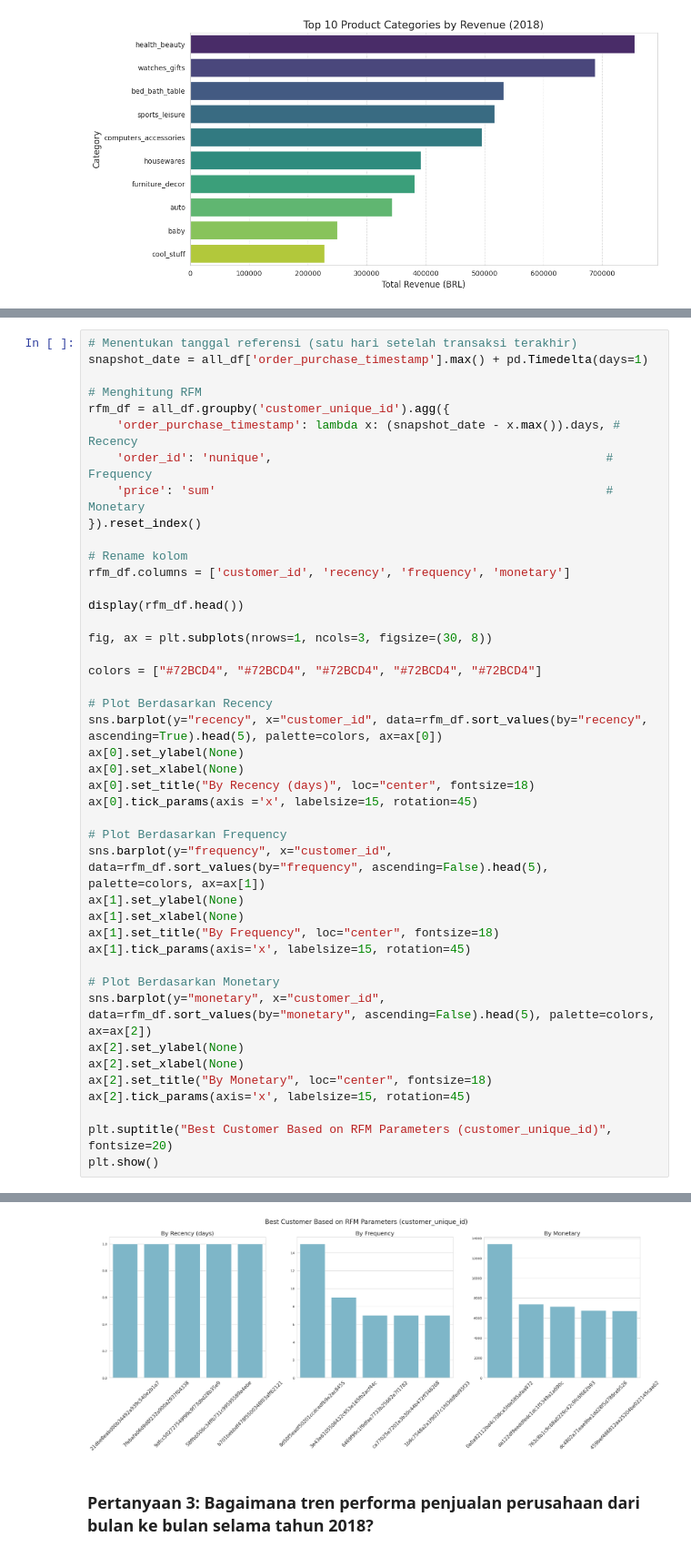
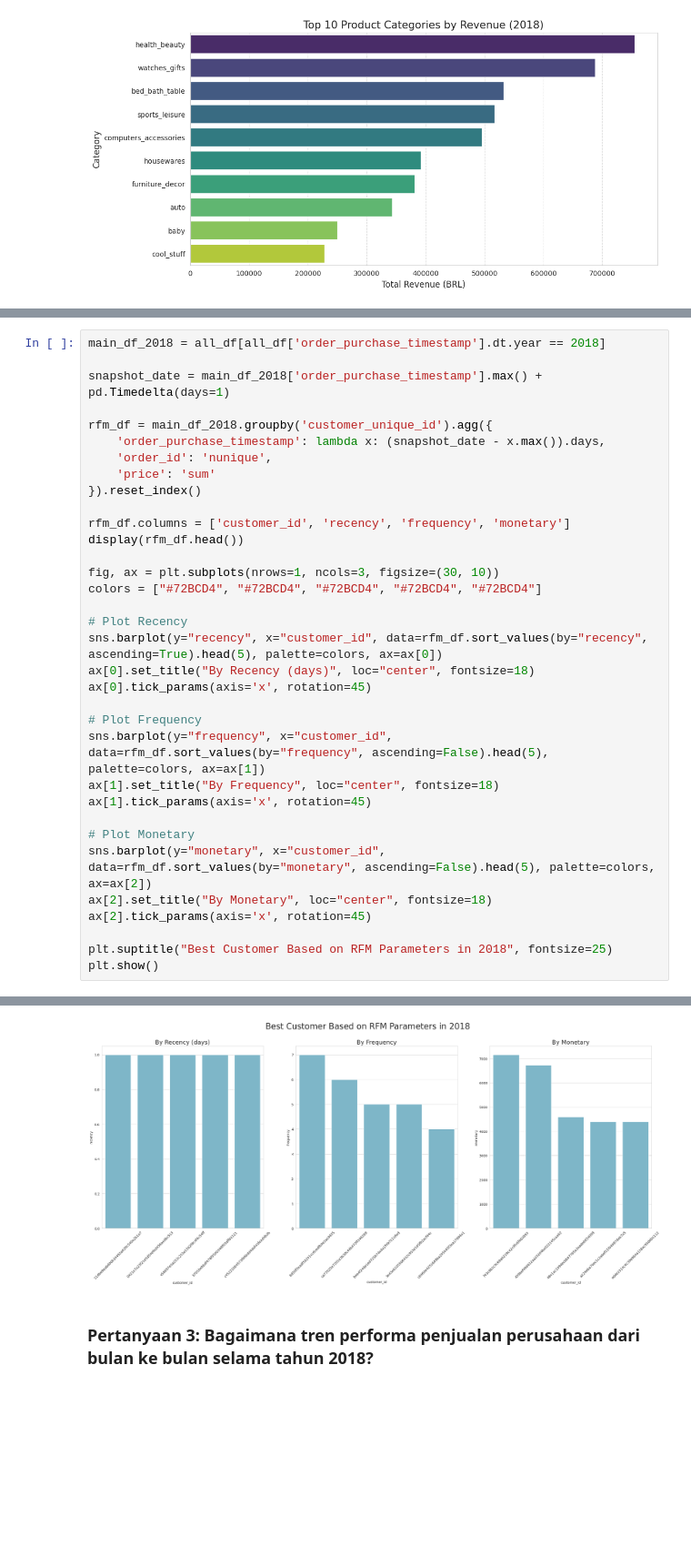
Before and after one commit to faniatantya-gif/ecommerce-data-analysis, a Jupyter notebook: notebook.ipynb, the cells around one changed output, grey strips where cells are left out. Shown at 91% size. Saved outputs shown, nothing was run; the diff lists cells and outputs as text; blank space fills up the shorter version.

```diff
--- a/notebook.ipynb
+++ b/notebook.ipynb
@@ -776,45 +1003,36 @@ Passing `palette` without assigning `hue` is deprecated and will be removed in v
 # %%
-# Menentukan tanggal referensi (satu hari setelah transaksi terakhir)
-snapshot_date = all_df['order_purchase_timestamp'].max() + pd.Timedelta(days=1)
+main_df_2018 = all_df[all_df['order_purchase_timestamp'].dt.year == 2018]
 
-# Menghitung RFM
-rfm_df = all_df.groupby('customer_unique_id').agg({
-    'order_purchase_timestamp': lambda x: (snapshot_date - x.max()).days, # Recency
-    'order_id': 'nunique',                                               # Frequency
-    'price': 'sum'                                                       # Monetary
+snapshot_date = main_df_2018['order_purchase_timestamp'].max() + pd.Timedelta(days=1)
+
+rfm_df = main_df_2018.groupby('customer_unique_id').agg({
+    'order_purchase_timestamp': lambda x: (snapshot_date - x.max()).days,
+    'order_id': 'nunique',
+    'price': 'sum'
 }).reset_index()
 
-# Rename kolom
 rfm_df.columns = ['customer_id', 'recency', 'frequency', 'monetary']
-
 display(rfm_df.head())
 
-fig, ax = plt.subplots(nrows=1, ncols=3, figsize=(30, 8))
-
+fig, ax = plt.subplots(nrows=1, ncols=3, figsize=(30, 10))
 colors = ["#72BCD4", "#72BCD4", "#72BCD4", "#72BCD4", "#72BCD4"]
 
-# Plot Berdasarkan Recency
+# Plot Recency
 sns.barplot(y="recency", x="customer_id", data=rfm_df.sort_values(by="recency", ascending=True).head(5), palette=colors, ax=ax[0])
-ax[0].set_ylabel(None)
-ax[0].set_xlabel(None)
 ax[0].set_title("By Recency (days)", loc="center", fontsize=18)
-ax[0].tick_params(axis ='x', labelsize=15, rotation=45)
+ax[0].tick_params(axis='x', rotation=45)
 
-# Plot Berdasarkan Frequency
+# Plot Frequency
 sns.barplot(y="frequency", x="customer_id", data=rfm_df.sort_values(by="frequency", ascending=False).head(5), palette=colors, ax=ax[1])
-ax[1].set_ylabel(None)
-ax[1].set_xlabel(None)
 ax[1].set_title("By Frequency", loc="center", fontsize=18)
-ax[1].tick_params(axis='x', labelsize=15, rotation=45)
+ax[1].tick_params(axis='x', rotation=45)
 
-# Plot Berdasarkan Monetary
+# Plot Monetary
 sns.barplot(y="monetary", x="customer_id", data=rfm_df.sort_values(by="monetary", ascending=False).head(5), palette=colors, ax=ax[2])
-ax[2].set_ylabel(None)
-ax[2].set_xlabel(None)
 ax[2].set_title("By Monetary", loc="center", fontsize=18)
-ax[2].tick_params(axis='x', labelsize=15, rotation=45)
+ax[2].tick_params(axis='x', rotation=45)
 
-plt.suptitle("Best Customer Based on RFM Parameters (customer_unique_id)", fontsize=20)
+plt.suptitle("Best Customer Based on RFM Parameters in 2018", fontsize=25)
 plt.show()
 # %% [output]
 |  | customer_id | recency | frequency | monetary |
@@ -826,15 +1044,15 @@ plt.show()
 Passing `palette` without assigning `hue` is deprecated and will be removed in v0.14.0. Assign the `x` variable to `hue` and set `legend=False` for the same effect.
 
   sns.barplot(y="recency", x="customer_id", data=rfm_df.sort_values(by="recency", ascending=True).head(5), palette=colors, ax=ax[0])
 
 Passing `palette` without assigning `hue` is deprecated and will be removed in v0.14.0. Assign the `x` variable to `hue` and set `legend=False` for the same effect.
 
   sns.barplot(y="frequency", x="customer_id", data=rfm_df.sort_values(by="frequency", ascending=False).head(5), palette=colors, ax=ax[1])
 
 Passing `palette` without assigning `hue` is deprecated and will be removed in v0.14.0. Assign the `x` variable to `hue` and set `legend=False` for the same effect.
 
   sns.barplot(y="monetary", x="customer_id", data=rfm_df.sort_values(by="monetary", ascending=False).head(5), palette=colors, ax=ax[2])
-[figure, old version]
+[figure, new version]
 # %% [markdown]
 ### Pertanyaan 3: Bagaimana tren performa penjualan perusahaan dari bulan ke bulan selama tahun 2018?
 # %%
```
Also changed, not shown: parts of 24 cells of this notebook.
